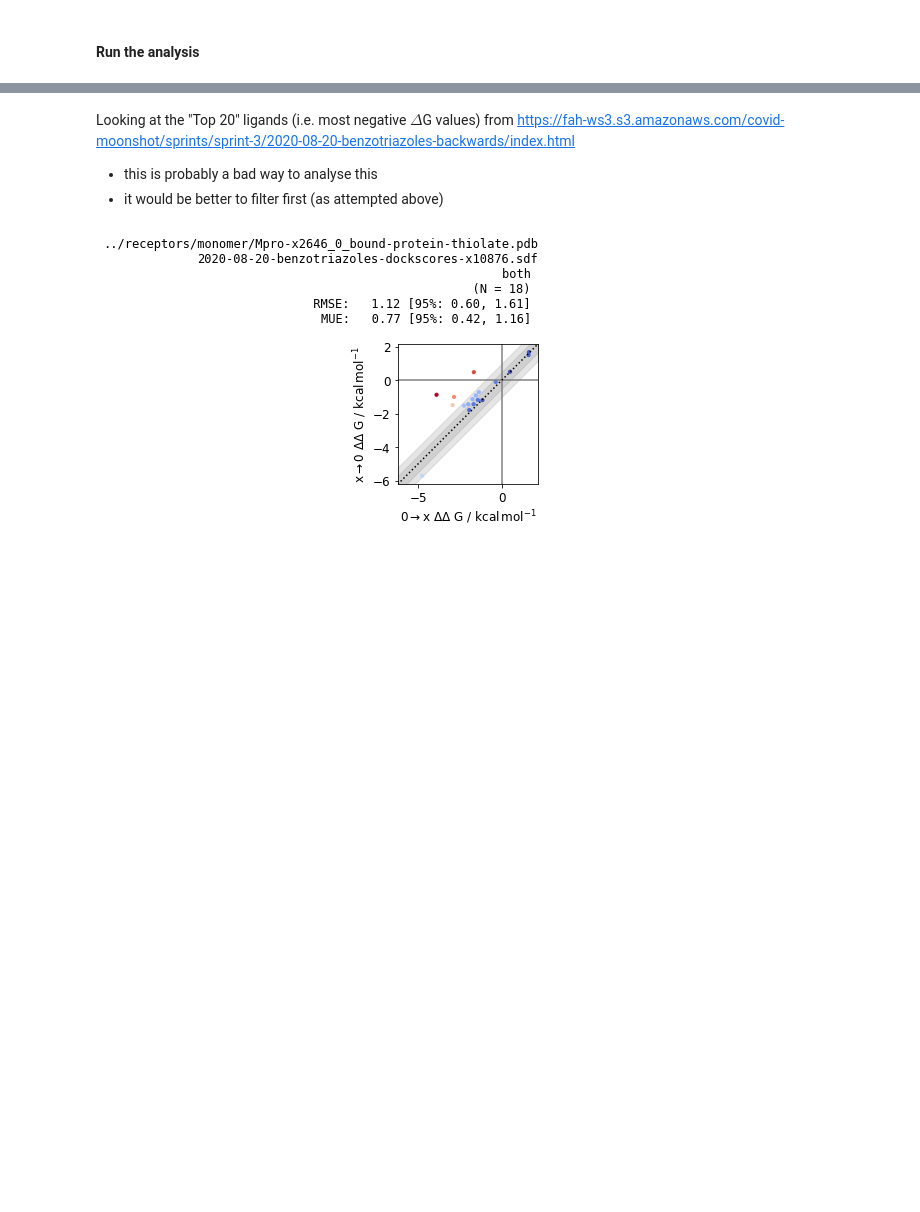
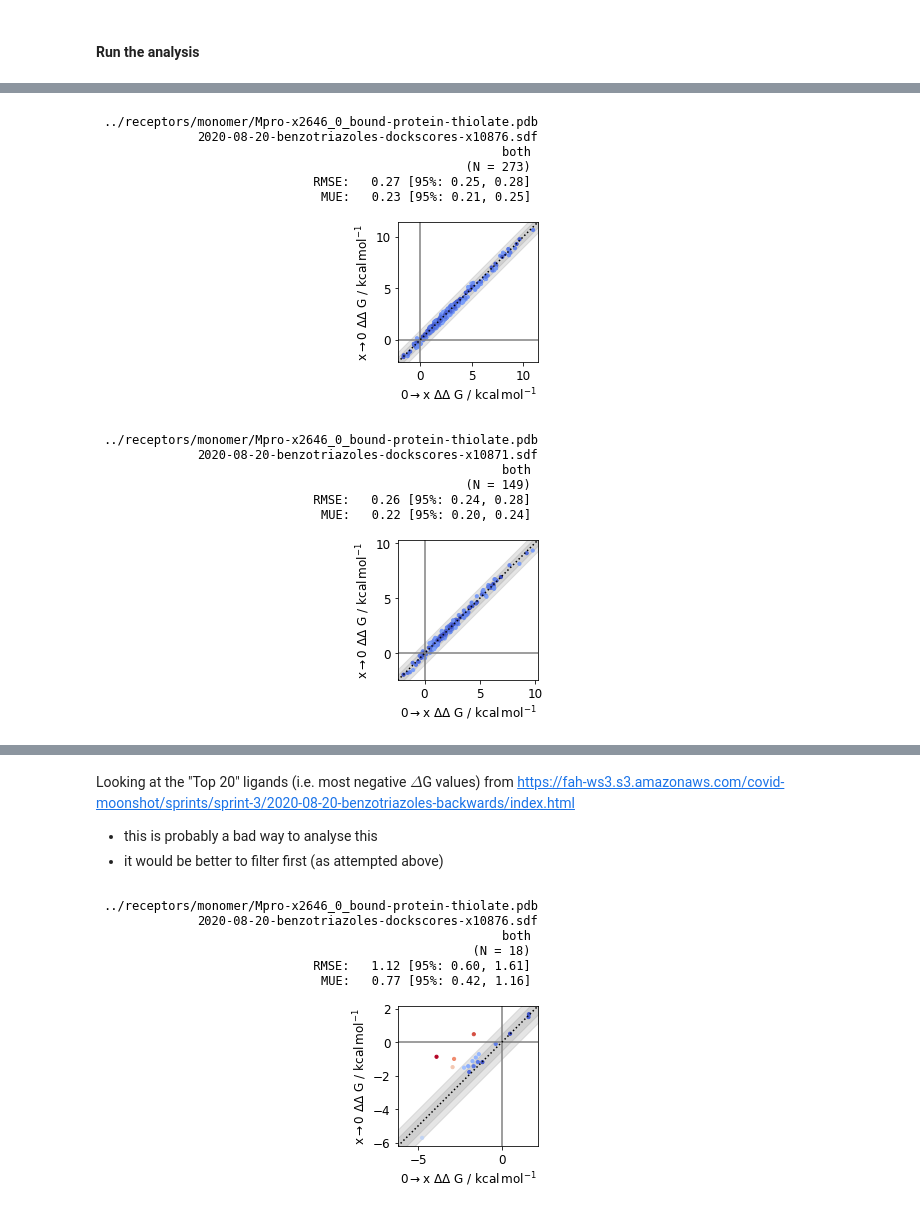
Before and after one commit to choderalab/fah-xchem-notebooks, a Jupyter notebook: analysis/sprint-3/ANALYSIS-Sprint-3.ipynb, the cells around one changed output, grey strips where cells are left out. Saved outputs shown, nothing was run; the diff lists cells and outputs as text; code cells hidden in the pictures; blank space fills up the shorter version.

```diff
--- a/analysis/sprint-3/ANALYSIS-Sprint-3.ipynb
+++ b/analysis/sprint-3/ANALYSIS-Sprint-3.ipynb
@@ -233 +449,69 @@ from arsenic import plotting, stats
+# %%
+# to_delete = []
+
+# make combined graphs that have "both" directions (forwards and backwards)
+comb_graphs = [t for t in graphs if 'both' in t]
+
+for t in comb_graphs:
+    old_graph = graphs[t]
+    graphs[(t[0],t[1],'comb')] = nx.DiGraph()
+    r[(t[0],t[1],'comb')] = {}
+    new_graph = graphs[(t[0],t[1],'comb')] # make new graph with average of fwds and bkwds
+    x = []
+    y = []
+
+    # Go through each edge and if there is an edge with 0 -> 1 and 1 -> 0
+    # then get information and average fwds and bkwds.
+    for edge in old_graph.edges(data=True):
+        if edge[0] == 0:
+            if old_graph.has_edge(edge[1],edge[0]):
+
+                    # only store / make the entry if the difference between backwards and forwards is within 0.5 kcal / mol
+                    if np.abs(-edge[2]['calc_DDG'] - (old_graph.get_edge_data(edge[1],edge[0])['calc_DDG'])) < 0.5:
+
+                       # print(edge)
+
+                        x.append(-edge[2]['calc_DDG']) # forwards transformation, define as -ve
+                        y.append(old_graph.get_edge_data(edge[1],edge[0])['calc_DDG']) # backwards transformation, define as +ve
+
+                        DDG = 0.5*(-edge[2]['calc_DDG'] + old_graph.get_edge_data(edge[1],edge[0])['calc_DDG'])
+                        dDDG = (edge[2]['calc_dDDG']**2 + old_graph.get_edge_data(edge[1],edge[0])['calc_dDDG']**2)**0.5
+                        # DDG_low = 0.5*(edge[2]['calc_DDG_low']-old_graph.get_edge_data(edge[1],edge[0])['calc_DDG_low']) # this isn't right
+                        # DDG_high = 0.5*(edge[2]['calc_DDG_high']-old_graph.get_edge_data(edge[1],edge[0])['calc_DDG_high']), # this isn't right
+
+                        new_graph.add_edge(edge[0],edge[1],
+                                       start_title=edge[2]['start_title'],
+                                       end_title=edge[2]['end_title'],
+                                       calc_DDG=DDG,
+                                    #    calc_DDG_low=DDG_low,
+                                    #    calc_DDG_high=DDG_high,
+                                       calc_dDDG=(edge[2]['calc_dDDG']**2+old_graph.get_edge_data(edge[1],edge[0])['calc_dDDG']**2)**0.5,
+                                       exp_DDG=0.,exp_dDDG=0.1)
+
+                        if edge[1] in r[(t[0],t[1], 'comb')]:
+                            print(edge[1])
+
+                        # else:
+                        #     r[(t[0],t[1], 'comb')][edge[1]] = [DDG,
+                        #                                        DDG_low,
+                        #                                        DDG_high,
+                        #                                        old_graph.get_edge_data(edge[1],edge[0])['start_title']]
+                        else:
+                            r[(t[0],t[1], 'comb')][edge[1]] = [
+                                DDG,
+                                dDDG,
+                                # DDG_low,
+                                # DDG_high,
+                                edge[2]['end_title']
+                                ]
+
+    if len(x) > 0 :
+        plotting._master_plot(np.asarray(x), np.asarray(y),title=f"{t[0]}\n{t[1]}\n{t[2]}", xlabel=r'0$\rightarrow$x', ylabel=r'x$\rightarrow$0')
+    to_delete.append(t)
+
+# for d in to_delete:
+#     del graphs[d]
+# %% [output]
+[figure, added]
+[figure, added]
 # %%
```
Also changed, not shown: parts of 31 cells of this notebook.
